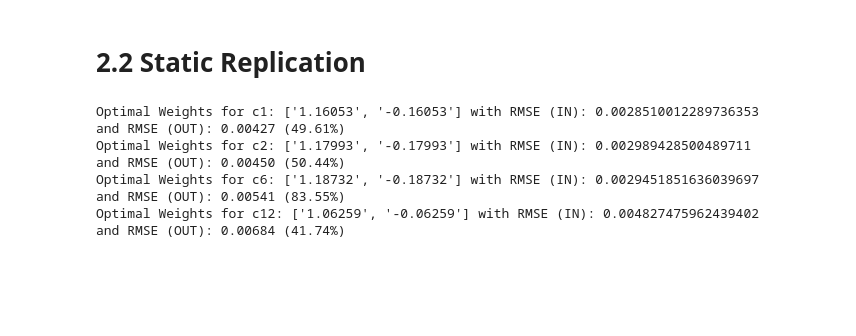
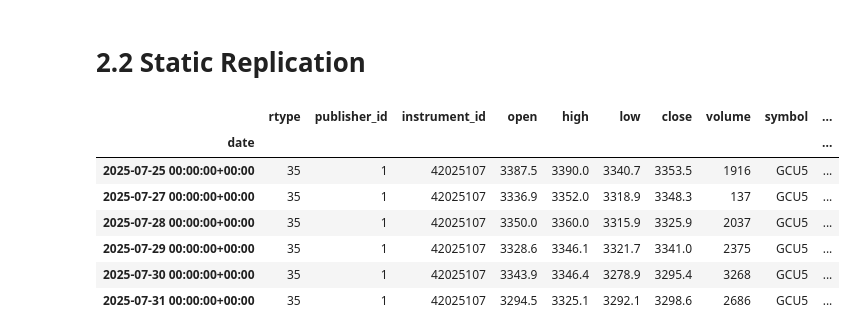
Before and after one commit to joeHollander/ETF-Research, a Jupyter notebook: main.ipynb, the cells around one changed output. Saved outputs shown, nothing was run; the diff lists cells and outputs as text; code cells hidden in the pictures; blank space fills up the shorter version.

```diff
--- a/main.ipynb
+++ b/main.ipynb
@@ -380,48 +309,12 @@ daily_effr = effr['EFFR'] / 360
-# %%
-
-# define how many contracts to examine
-NUM_ASSETS = 1
-TRAIN_SIZE = 0.9
-
-for key, value in adj_contract_returns.items():
-    # determining common index for optimization
-    opt_idx = pd.DatetimeIndex(list(set(adj_contract_returns[key].index) & set(spot_ret.index) & set(effr.index))).sort_values()
-
-    # create a clean integer split point
-    split_point = int(len(opt_idx) * TRAIN_SIZE)
-
-    # split the index into training and testing sets
-    train_idx = opt_idx[:split_point]
-    test_idx = opt_idx[split_point:]
-
-    weights = cp.Variable(NUM_ASSETS + 1) # +1 for money market/cash
-
-    # define portfolio returns using the TRAINING data
-    portfolio_returns = (np.array(value.loc[train_idx].values) * weights[0] +
-                         np.array(daily_effr.loc[train_idx].values) * weights[-1])
-
-    # objective: Minimize the sum of squared errors on the TRAINING data
-    objective = cp.Minimize(cp.sum_squares(portfolio_returns - np.array(spot_ret.loc[train_idx].values)))
-    constraints = [cp.sum(weights) == 1] # no leverage
-
-    problem = cp.Problem(objective, constraints)
-    problem.solve()
-
-    # calculate in-sample (training) portfolio returns using the solved weights
-    pr_in = (np.array(value.loc[train_idx].values) * weights[0].value +
-             np.array(daily_effr.loc[train_idx].values) * weights[-1].value)
-
-    # calculate out-of-sample (testing) portfolio returns using the solved weights
-    pr_out = (np.array(value.loc[test_idx].values) * weights[0].value +
-              np.array(daily_effr.loc[test_idx].values) * weights[-1].value)
-
-    rmse_in = np.sqrt(np.mean((pr_in - spot_ret.loc[train_idx].values)**2))
-    rmse_out = np.sqrt(np.mean((pr_out - spot_ret.loc[test_idx].values)**2))
-
-    print(f"Optimal Weights for {key}: {[f'{k:.5f}' for k in weights.value]} with RMSE (IN): {rmse_in} and RMSE (OUT): {rmse_out:.5f} ({(rmse_out/rmse_in - 1) * 100:.2f}%)")
-# %% [output]
-Optimal Weights for c1: ['1.16053', '-0.16053'] with RMSE (IN): 0.0028510012289736353 and RMSE (OUT): 0.00427 (49.61%)
-Optimal Weights for c2: ['1.17993', '-0.17993'] with RMSE (IN): 0.002989428500489711 and RMSE (OUT): 0.00450 (50.44%)
-Optimal Weights for c6: ['1.18732', '-0.18732'] with RMSE (IN): 0.0029451851636039697 and RMSE (OUT): 0.00541 (83.55%)
-Optimal Weights for c12: ['1.06259', '-0.06259'] with RMSE (IN): 0.004827475962439402 and RMSE (OUT): 0.00684 (41.74%)
+# %%
+unadj_contracts['c2'].loc["2025-7-25":]
+# %% [output]
+|  | rtype | publisher_id | instrument_id | open | high | low | close | volume | symbol | ... |
+| date |  |  |  |  |  |  |  |  |  | ... |
+| 2025-07-25 00:00:00+00:00 | 35 | 1 | 42025107 | 3387.5 | 3390.0 | 3340.7 | 3353.5 | 1916 | GCU5 | ... |
+| 2025-07-27 00:00:00+00:00 | 35 | 1 | 42025107 | 3336.9 | 3352.0 | 3318.9 | 3348.3 | 137 | GCU5 | ... |
+| 2025-07-28 00:00:00+00:00 | 35 | 1 | 42025107 | 3350.0 | 3360.0 | 3315.9 | 3325.9 | 2037 | GCU5 | ... |
+| 2025-07-29 00:00:00+00:00 | 35 | 1 | 42025107 | 3328.6 | 3346.1 | 3321.7 | 3341.0 | 2375 | GCU5 | ... |
+| 2025-07-30 00:00:00+00:00 | 35 | 1 | 42025107 | 3343.9 | 3346.4 | 3278.9 | 3295.4 | 3268 | GCU5 | ... |
+| 2025-07-31 00:00:00+00:00 | 35 | 1 | 42025107 | 3294.5 | 3325.1 | 3292.1 | 3298.6 | 2686 | GCU5 | ... |
 # %%
```
Also changed, not shown: parts of 10 cells of this notebook, 5 other files.
